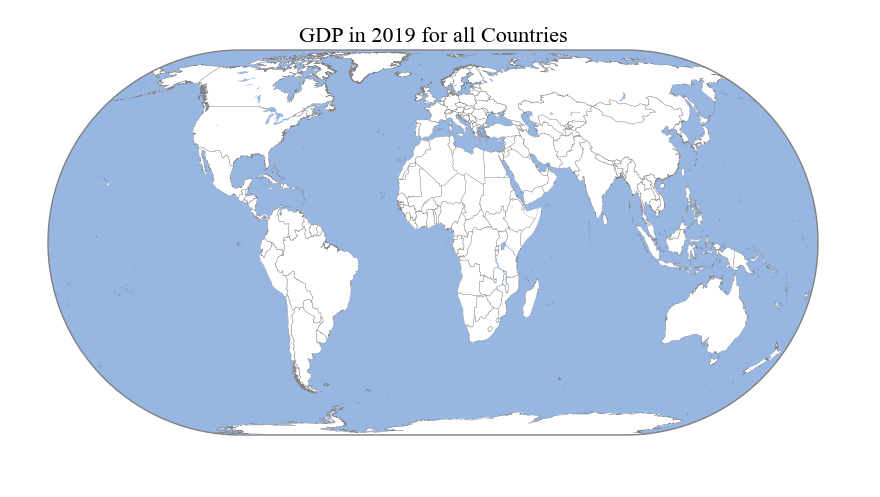
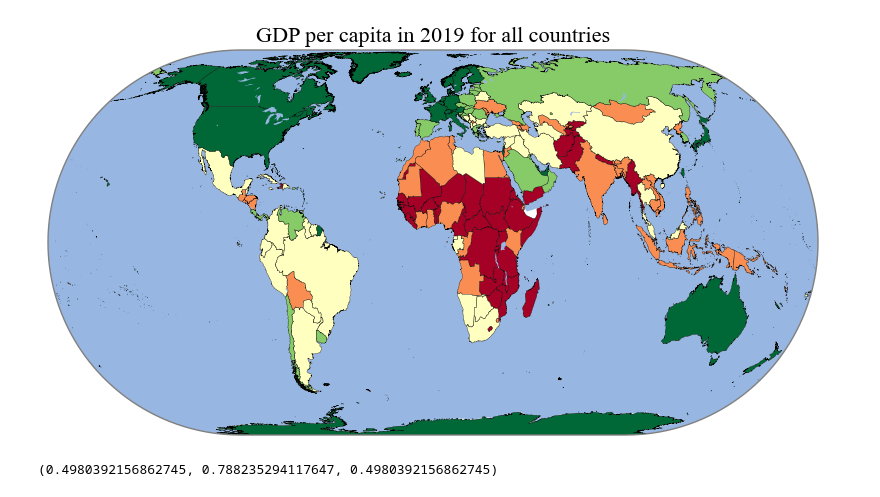
Before and after one commit to risenyard/Positium_Pratice, a Jupyter notebook: Task-2-MapVisual (by Python).ipynb, the cells around one changed output. Cells and saved outputs as stored; diff of their text form; code cells hidden in the pictures.

```diff
--- a/Task-2-MapVisual (by Python).ipynb
+++ b/Task-2-MapVisual (by Python).ipynb
@@ -6,10 +10,11 @@ import matplotlib.pyplot as plt
 # %%
 # read the world geometry data exported form Task 1
 data = gpd.read_file('Task-2-Data/Task-2-Exported-Geomeries.gpkg')
+# get the GDP per capita
+data['GDP per capita']= 1000000* data['GDP_MD'] / data['POP_EST']
+# replace nan with 0
+data['GDP per capita'] = data['GDP per capita'].fillna(0)
 # define the crs
 crs= ccrs.EckertIV()
 # project the data
 data=data.to_crs(crs)
-# transform geodataframe to geometry
-geoms=data.geometry
-data.plot()
@@ -19,38 +21,38 @@ data.plot()
 # %%
 # establish a canvas
 fig = plt.figure(figsize=(10, 5))
 # set up and ax object
 ax = fig.add_subplot(1, 1, 1, projection=crs)
 
 # Set the extent and crs of the map
-#ax.set_extent([-50, 50, -90, 90],crs)
 ax.set_global()
 # Set parameters of the ax
 for spine in ax.spines.values():
     spine.set_linewidth(1)
     spine.set_color('grey')
 
-ax.add_geometries(geoms,crs,facecolor='none',edgecolor='grey',linewidth=0.2)
-# 添加海岸线、边界和地图特征
-#ax.add_feature(cfeature.COASTLINE,facecolor='none',edgecolor='black',linewidth=0.5)
-#ax.add_feature(cfeature.BORDERS)
+# using mapclassify to classify the data to be 5 classes using Quantiles
+class_number = 5
+classifier = mc.Quantiles(data['GDP per capita'], k=class_number)
+classifications = np.array(classifier.yb)
+
+# plot the classification
+cmap = plt.get_cmap('RdYlGn', class_number)
+for i in range(class_number):
+    subset = data[classifications == i]
+    ax.add_geometries(subset['geometry'], crs, facecolor=cmap(i), edgecolor='black', linewidth=0.25)
+
+# add the ocean and lakes
 ax.add_feature(cfeature.OCEAN)
 ax.add_feature(cfeature.LAKES)
-#ax.add_feature(cfeature.LAND)
-
-#ax.add_feature(cfeature.NaturalEarthFeature('physical', 'land', '10m', edgecolor='face', facecolor=cfeature.COLORS['land']))
-#ax.add_feature(cfeature.NaturalEarthFeature('physical', 'ocean', '110m', edgecolor='face', facecolor=cfeature.COLORS['water']))
-# 将geodataframe转换为shapely geometry对象，并添加到地图上
 
 #set title
-ax.set_title("GDP in 2019 for all Countries",)
+ax.set_title("GDP per capita in 2019 for all countries")
 ax.title.set_fontname('times new roman')
 ax.title.set_fontsize(16)
 
 
-
-
 # 显示地图
 plt.show()
 # %% [output]
-[figure, old version]
+[figure, new version]
@@ -74,0 +59,7 @@ plt.show()
+# %%
+
+
+# Get the first color from the colormap
+cmap.colors[0]
+# %% [output]
+(0.4980392156862745, 0.788235294117647, 0.4980392156862745)
```
Also changed, not shown: parts of 4 cells of this notebook, 3 other files.
